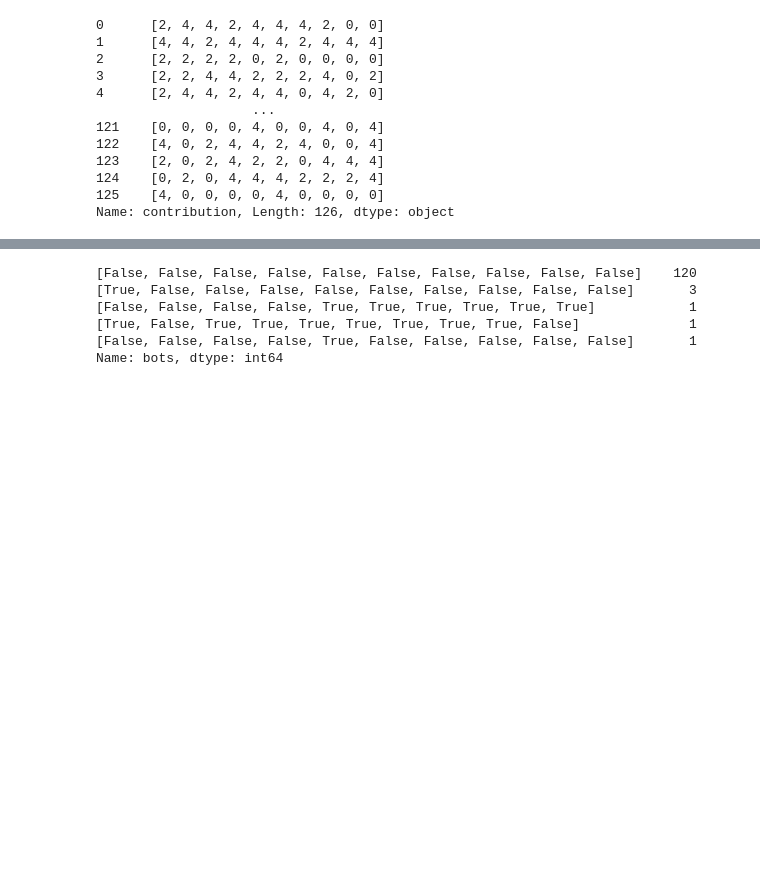
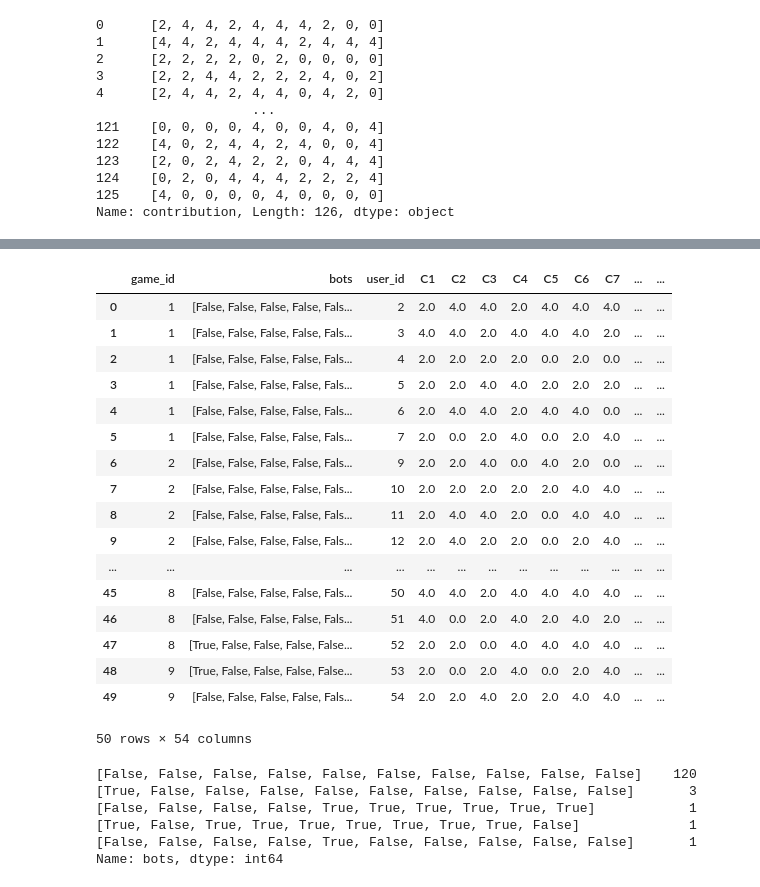
Before and after one commit to menektoni/TfG, a Jupyter notebook: Data_Analysis.ipynb, the cells around one changed output, grey strips where cells are left out. Cells and saved outputs as stored; diff of their text form; code cells hidden in the pictures; blank space fills up the shorter version.

```diff
--- a/Data_Analysis.ipynb
+++ b/Data_Analysis.ipynb
@@ -246,4 +246,4 @@ for j in range(0, len(array_tank)):
     for i in range(1, 11):
         contributions.loc[[j],['C'+str(i)]] = array_tank[j][i-1]
 # %%
-contributions.head()
+contributions.drop(labels='contribution', axis=1, inplace=True)
@@ -256,0 +250,4 @@ contributions.head()
+# %%
+contributions['e0'] = 0
+for i in range(10):
+    contributions['e'+str(i+1)] = contributions['e'+str(i)] + contributions['C'+str(i+1)]
@@ -256,0 +289,26 @@ contributions.head()
+# %%
+for i in range(1, 11):
+    contributions['min_e'+str(i)] = np.repeat(np.asarray(contributions.groupby('game_id').min('e'+str(i))['e'+str(i)]),6)
+    contributions['max_e'+str(i)] = np.repeat(np.asarray(contributions.groupby('game_id').max('e'+str(i))['e'+str(i)]),6)
+    contributions['mean_e'+str(i)] = np.repeat(np.asarray(contributions.groupby('game_id').mean('e'+str(i))['e'+str(i)]),6)
+# %%
+contributions.head(50)
+# %% [output]
+|  | game_id | bots | user_id | C1 | C2 | C3 | C4 | C5 | C6 | C7 | ... | ... |
+| 0 | 1 | [False, False, False, False, Fals... | 2 | 2.0 | 4.0 | 4.0 | 2.0 | 4.0 | 4.0 | 4.0 | ... | ... |
+| 1 | 1 | [False, False, False, False, Fals... | 3 | 4.0 | 4.0 | 2.0 | 4.0 | 4.0 | 4.0 | 2.0 | ... | ... |
+| 2 | 1 | [False, False, False, False, Fals... | 4 | 2.0 | 2.0 | 2.0 | 2.0 | 0.0 | 2.0 | 0.0 | ... | ... |
+| 3 | 1 | [False, False, False, False, Fals... | 5 | 2.0 | 2.0 | 4.0 | 4.0 | 2.0 | 2.0 | 2.0 | ... | ... |
+| 4 | 1 | [False, False, False, False, Fals... | 6 | 2.0 | 4.0 | 4.0 | 2.0 | 4.0 | 4.0 | 0.0 | ... | ... |
+| 5 | 1 | [False, False, False, False, Fals... | 7 | 2.0 | 0.0 | 2.0 | 4.0 | 0.0 | 2.0 | 4.0 | ... | ... |
+| 6 | 2 | [False, False, False, False, Fals... | 9 | 2.0 | 2.0 | 4.0 | 0.0 | 4.0 | 2.0 | 0.0 | ... | ... |
+| 7 | 2 | [False, False, False, False, Fals... | 10 | 2.0 | 2.0 | 2.0 | 2.0 | 2.0 | 4.0 | 4.0 | ... | ... |
+| 8 | 2 | [False, False, False, False, Fals... | 11 | 2.0 | 4.0 | 4.0 | 2.0 | 0.0 | 4.0 | 4.0 | ... | ... |
+| 9 | 2 | [False, False, False, False, Fals... | 12 | 2.0 | 4.0 | 2.0 | 2.0 | 0.0 | 2.0 | 4.0 | ... | ... |
+| ... | ... | ... | ... | ... | ... | ... | ... | ... | ... | ... | ... | ... |
+| 45 | 8 | [False, False, False, False, Fals... | 50 | 4.0 | 4.0 | 2.0 | 4.0 | 4.0 | 4.0 | 4.0 | ... | ... |
+| 46 | 8 | [False, False, False, False, Fals... | 51 | 4.0 | 0.0 | 2.0 | 4.0 | 2.0 | 4.0 | 2.0 | ... | ... |
+| 47 | 8 | [True, False, False, False, False... | 52 | 2.0 | 2.0 | 0.0 | 4.0 | 4.0 | 4.0 | 4.0 | ... | ... |
+| 48 | 9 | [True, False, False, False, False... | 53 | 2.0 | 0.0 | 2.0 | 4.0 | 0.0 | 2.0 | 4.0 | ... | ... |
+| 49 | 9 | [False, False, False, False, Fals... | 54 | 2.0 | 2.0 | 4.0 | 2.0 | 2.0 | 4.0 | 4.0 | ... | ... |
+50 rows × 54 columns
```
Also changed, not shown: parts of 4 cells of this notebook.
